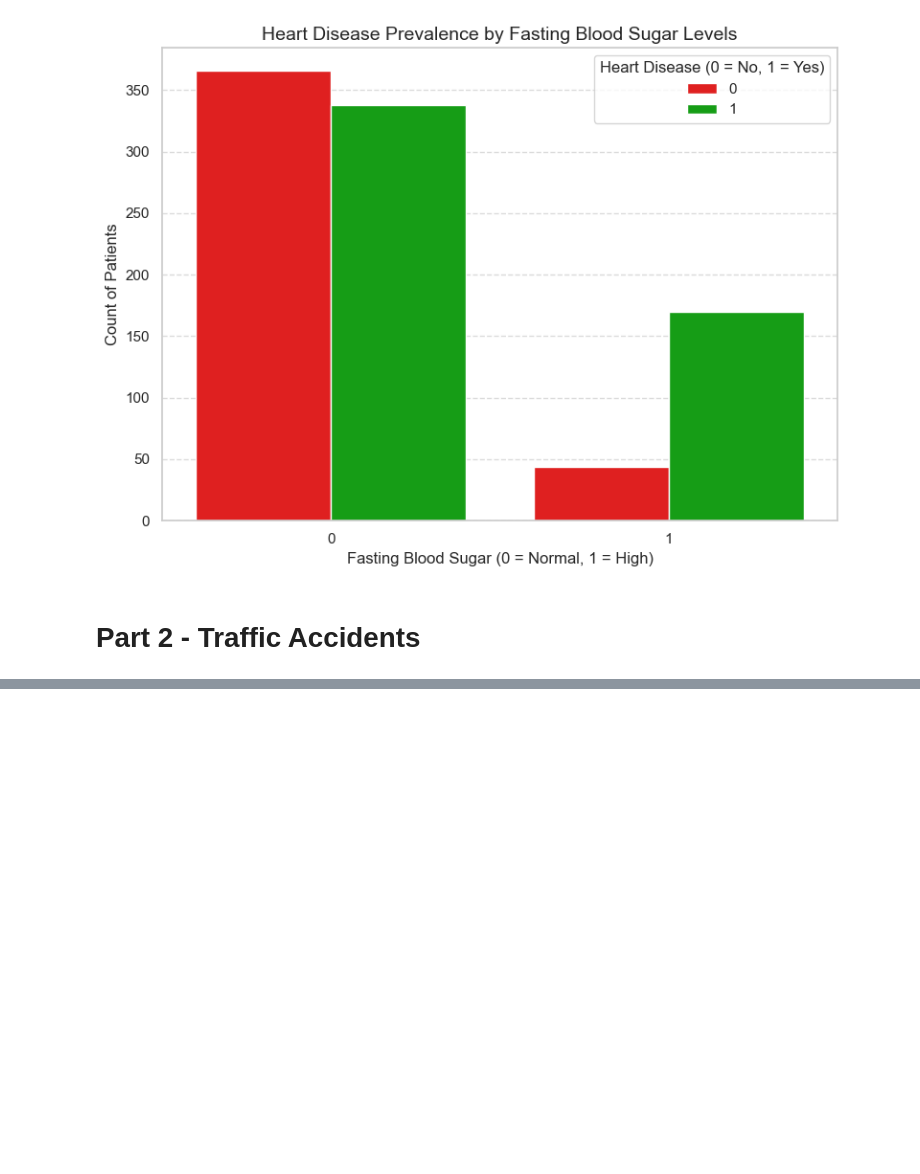
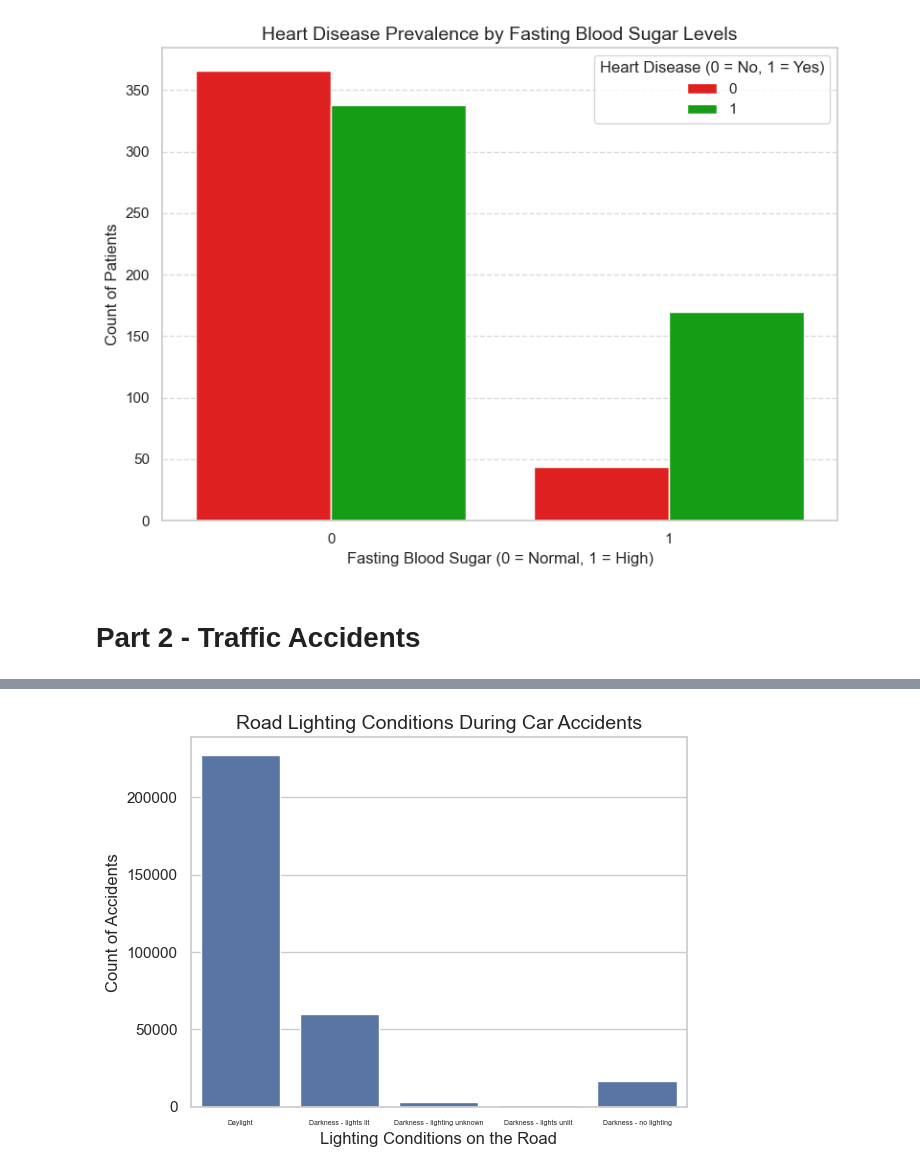
Before and after one commit to jutinwang/A1---CSI4142---GR48, a Jupyter notebook: G48-A1.ipynb, the cells around one changed output, grey strips where cells are left out. Saved outputs shown, nothing was run; the diff lists cells and outputs as text; code cells hidden in the pictures; blank space fills up the shorter version.

```diff
--- a/G48-A1.ipynb
+++ b/G48-A1.ipynb
@@ -336,0 +399,11 @@ trafficSet
+# %%
+sns.countplot(data=trafficSet, x="Light_Conditions")
+
+# Display the plot
+plt.title("Road Lighting Conditions During Car Accidents", fontsize=14)
+plt.xlabel("Lighting Conditions on the Road", fontsize=12)
+plt.ylabel("Count of Accidents", fontsize=12)
+plt.xticks(fontsize=5)
+plt.show()
+# %% [output]
+[figure, added]
```
Also changed, not shown: parts of 15 cells of this notebook, 2 other files.
